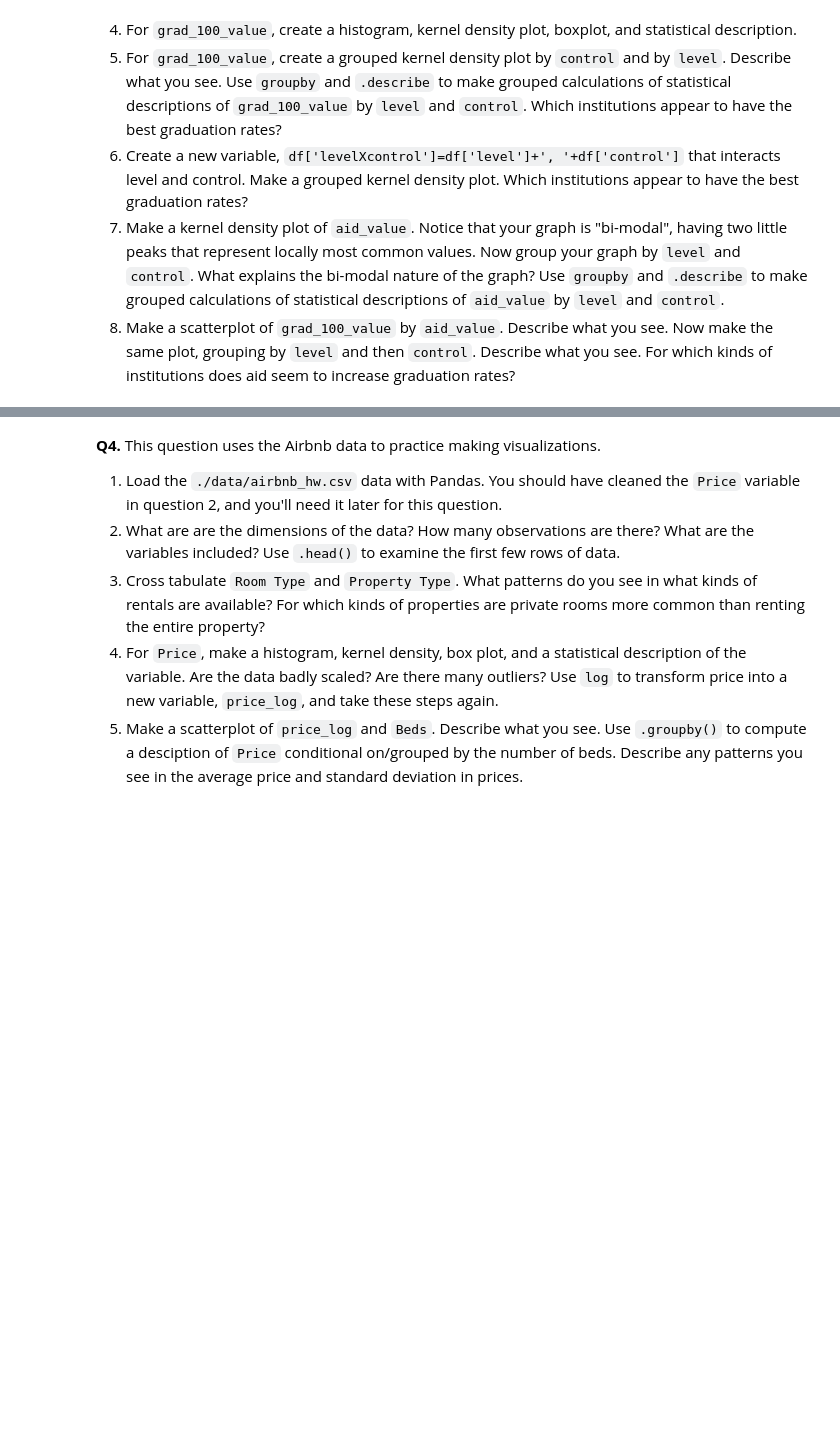
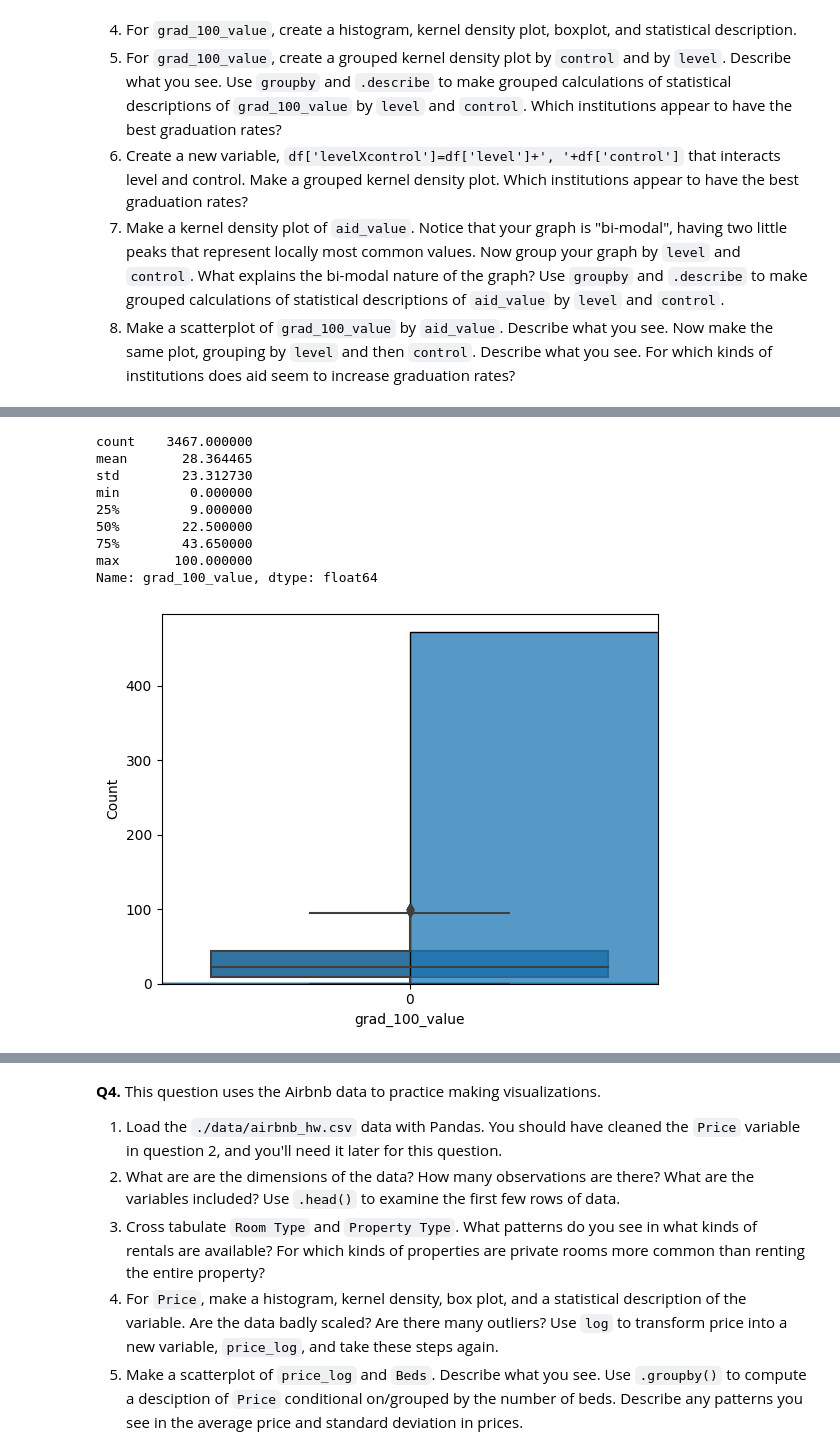
Before and after one commit to ToriStoner/assignment2, a Jupyter notebook: assignment2.ipynb, the cells around one changed output, grey strips where cells are left out. Cells and saved outputs as stored; diff of their text form; code cells hidden in the pictures; blank space fills up the shorter version.

```diff
--- a/assignment2.ipynb
+++ b/assignment2.ipynb
@@ -172,0 +169,16 @@ NameError: ignored
+# %%
+#4
+var = 'grad_100_value'
+sns.histplot(df[var])
+df[var].describe()
+# %% [output]
+count    3467.000000
+mean       28.364465
+std        23.312730
+min         0.000000
+25%         9.000000
+50%        22.500000
+75%        43.650000
+max       100.000000
+Name: grad_100_value, dtype: float64
+[figure, added]
```
Also changed, not shown: parts of 12 cells of this notebook.
